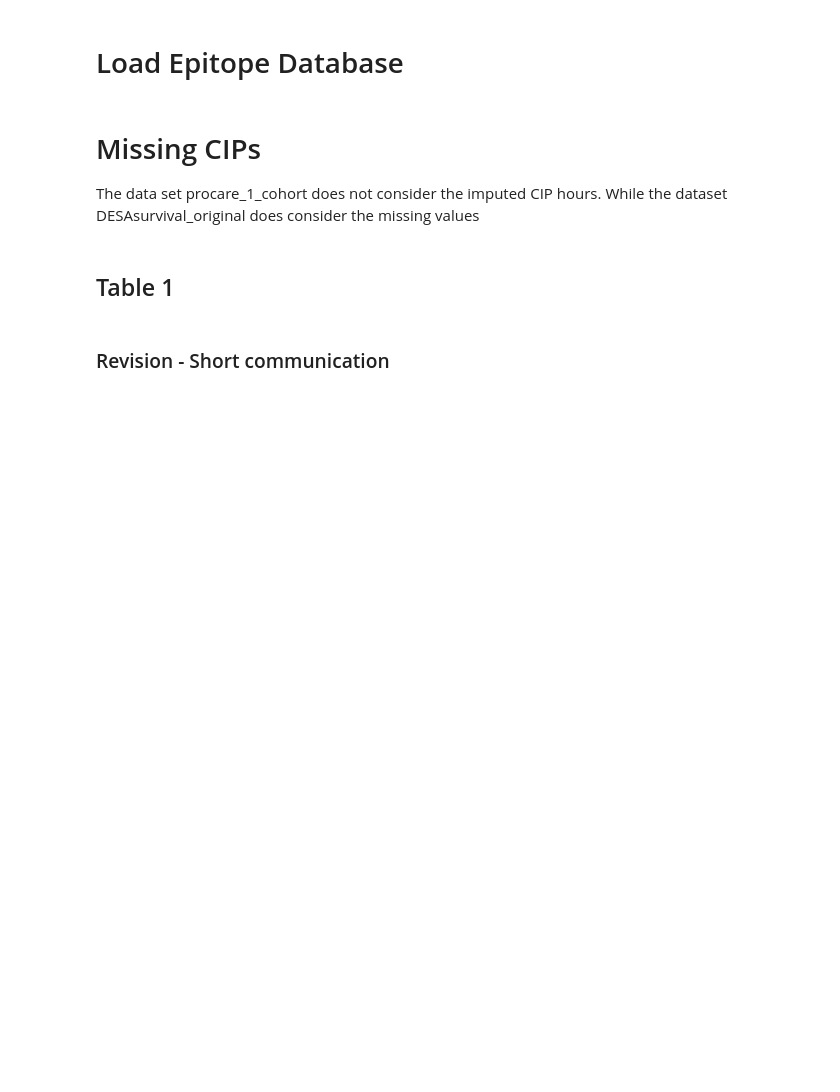
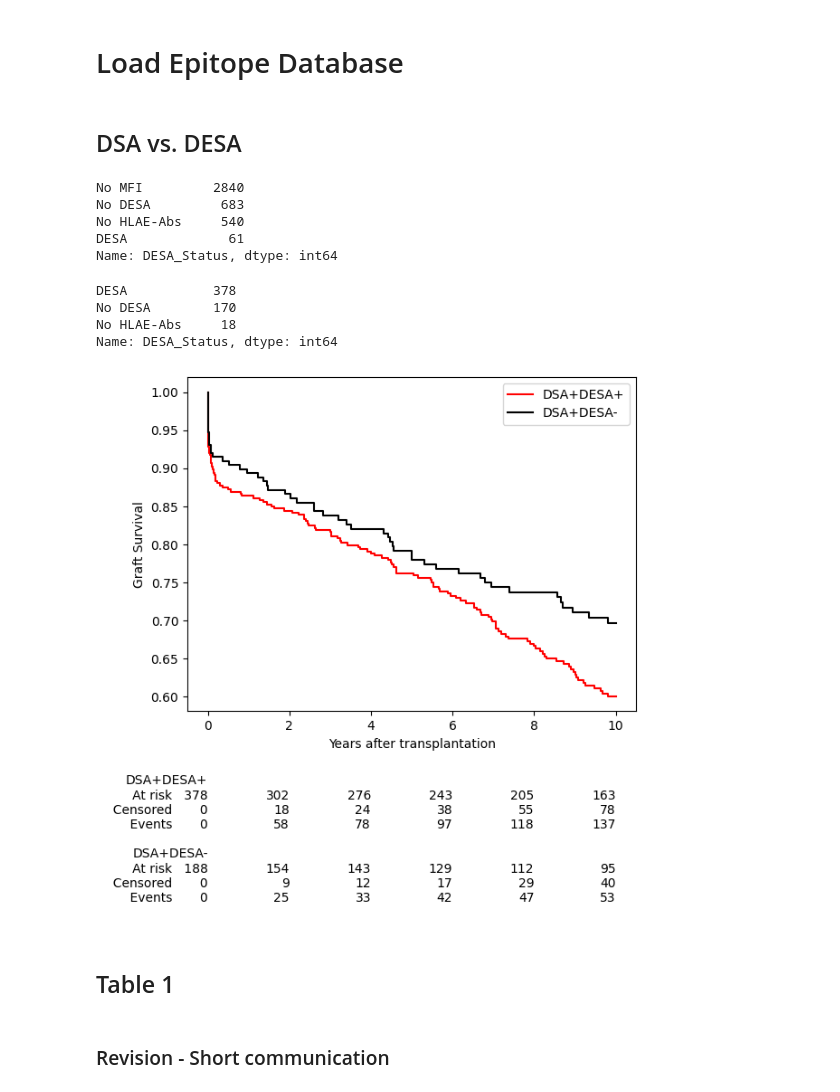
Before and after one commit to umcu-stride/desa_paper, a Jupyter notebook: Notebooks/dataset charachteristics/analysis.ipynb, the cells around one changed output. Saved outputs shown, nothing was run; the diff lists cells and outputs as text; code cells hidden in the pictures; blank space fills up the shorter version.

Commit message:
Plot graft survival of DSA+ with(out) DESA
Difference between transplants with DSAs and also DESAs, vs. DSAs but not DESAs

```diff
--- a/Notebooks/dataset charachteristics/analysis.ipynb
+++ b/Notebooks/dataset charachteristics/analysis.ipynb
@@ -19,9 +22,55 @@ df_abs = pd.read_pickle(path_antibody)
 # df_cohort = pd.read_excel(path_cohort, skiprows=1)
 
 df = df_abs.merge(df_cohort, on='TransplantID')
-# %% [markdown]
-# Missing CIPs
- The data set procare_1_cohort does not consider the imputed CIP hours. While the dataset DESAsurvival_original does consider the missing values
+# %% [markdown]
+##  DSA vs. DESA
+# %%
+df[df.DSA == 0].DESA_Status.value_counts()
+# %% [output]
+No MFI         2840
+No DESA         683
+No HLAE-Abs     540
+DESA             61
+Name: DESA_Status, dtype: int64
+# %%
+df[df.DSA == 1].DESA_Status.value_counts()
+# %% [output]
+DESA           378
+No DESA        170
+No HLAE-Abs     18
+Name: DESA_Status, dtype: int64
+# %%
+from lifelines import KaplanMeierFitter
+from matplotlib import pyplot as plt
+from lifelines.plotting import add_at_risk_counts
+from matplotlib.offsetbox import AnchoredText
+df_km = df.copy(deep=True)
+df_km['T'] = df_km['GraftSurvival10Y_R']
+df_km['E'] = df_km['FailureCode10Y_R'].astype(bool)
+
+kmf1 = KaplanMeierFitter()
+kmf2 = KaplanMeierFitter()
+ax = plt.subplot(111)
+
+desa_pos = (df_km.DSA == 1) & (df.DESA_Status == 'DESA')
+desa_neg = (df_km.DSA == 1) & (df.DESA_Status != 'DESA')
+
+kmf1.fit(df_km[desa_pos]['T'], event_observed=df_km[desa_pos]['E'], label="DSA+DESA+")
+kmf1.plot_survival_function(ax=ax, ci_show = False, color = 'red')
+
+kmf2.fit(df_km[desa_neg]['T'], event_observed=df_km[desa_neg]['E'], label="DSA+DESA-")
+kmf2.plot_survival_function(ax=ax, ci_show = False, color = 'black')
+
+add_at_risk_counts(kmf1, kmf2, ax=ax, fontsize=10, rows_to_show=["At risk", "Censored", "Events"])
+
+#ax.yaxis.grid() # horizontal lines
+#ax.xaxis.grid()
+ax.set_xlabel("Years after transplantation");
+ax.set_ylabel("Graft Survival");
+#plt.show();
+#plt.savefig('early-failure.pdf', bbox_inches = 'tight')
+# %% [output]
+[figure, added]
 # %% [markdown]
 ##  Table 1
 # %% [markdown]
```
Also changed, not shown: parts of 1 cell of this notebook.
